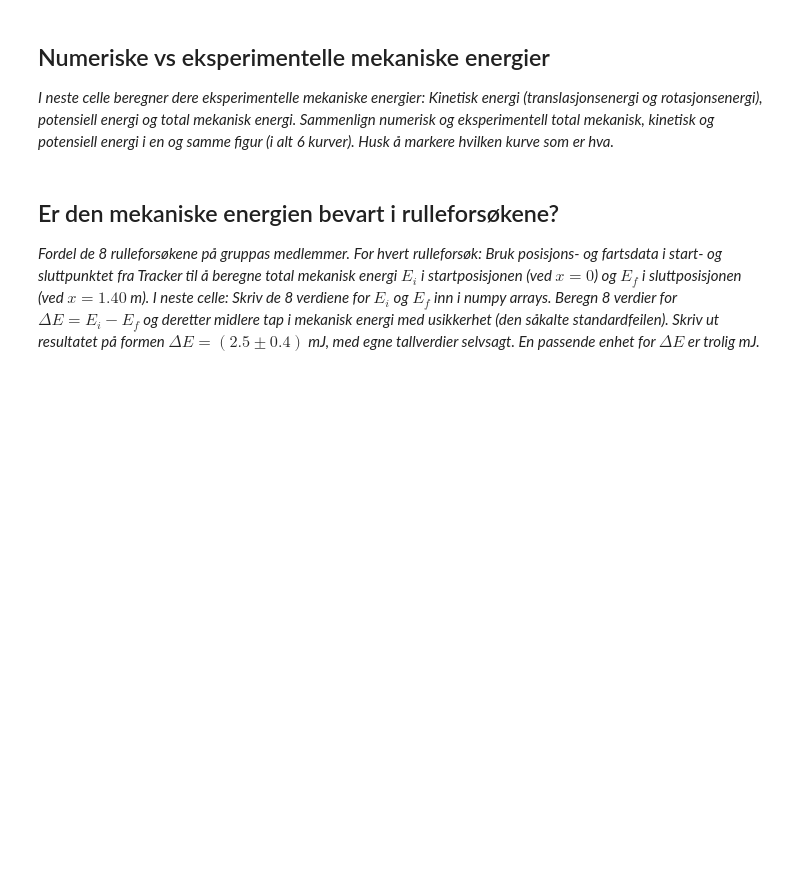
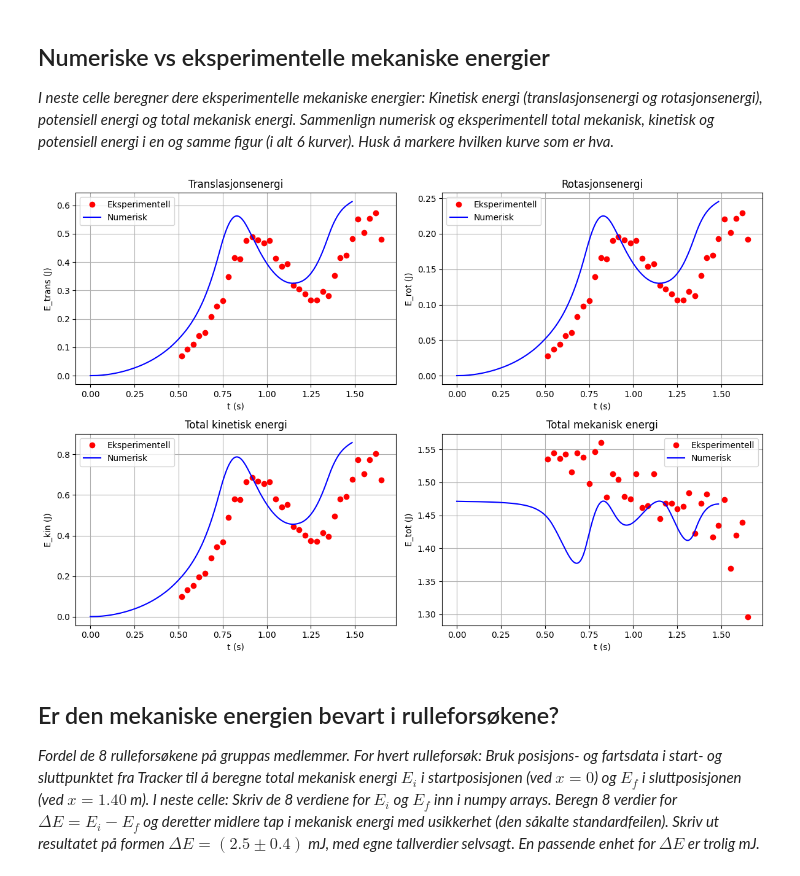
Before and after one commit to isakosntnu/fysikk, a Jupyter notebook: notebook_mal_V25.ipynb, the cells around one changed output. Drawn from its saved outputs; the diff is of its cells as text; code cells hidden in the pictures; blank space fills up the shorter version.

```diff
--- a/notebook_mal_V25.ipynb
+++ b/notebook_mal_V25.ipynb
@@ -398,9 +450,89 @@ v_exp = np.sqrt(vx_exp**2+vy_exp**2)
 
 *I neste celle beregner dere eksperimentelle mekaniske energier: Kinetisk energi (translasjonsenergi og rotasjonsenergi), potensiell energi og total mekanisk energi. Sammenlign numerisk og eksperimentell total mekanisk, kinetisk og potensiell energi i en og samme figur (i alt 6 kurver). Husk å markere hvilken kurve som er hva.*
 # %%
-#Beregning av eksperimentell Etrans_exp, Erot_exp, Ekin_exp, Epot_exp, Etot_exp
+# Konstanter (tilpass etter ditt eksperiment)
+m = 0.5           # masse i kg
+r = 0.1           # radius i m
+g = 9.81          # tyngdeakselerasjon i m/s^2
+I = 2/5 * m * r**2  # moment of inertia for en solid kule
 
-#Figurer som sammenligner numerisk og eksperimentell kinetisk, potensiell og total mekanisk energi
+# For å beregne energiene bruker vi de eksperimentelle dataene.
+# Vi bruker de beregnede hastighetene fra forrige blokk (v_exp, t_mid, osv).
+# Merk: siden v_exp er beregnet med diff, vil vi ha én kortere array enn t_exp og x_exp.
+# Vi tilnærmer at y for energiberegningen er y_mid (gjennomsnittet mellom to tilstøtende punkter).
+
+y_mid = y_exp[:-1] + np.diff(y_exp)/2
+
+# Translasjonsenergi
+E_trans_exp = 0.5 * m * v_exp**2
+
+# Rotasjonsenergi (uten slip antas ω = v/r)
+omega_exp = v_exp / r
+E_rot_exp = 0.5 * I * omega_exp**2
+
+# Total kinetisk energi
+E_kin_exp = E_trans_exp + E_rot_exp
+
+# Potensiell energi (vi antar at y representerer høyden)
+E_pot_exp = m * g * y_mid
+
+# Total mekanisk energi
+E_tot_exp = E_kin_exp + E_pot_exp
+
+# For sammenligning med numeriske data, forutsetter vi at du har tilsvarende numeriske energier:
+# Eksempel (disse bør beregnes i din numeriske simulering):
+E_trans_num = 0.5 * m * v_numerical**2
+omega_num = v_numerical / r
+E_rot_num = 0.5 * I * omega_num**2
+E_kin_num = E_trans_num + E_rot_num
+# For potensiell energi antar vi at den numeriske banen har y-verdier i 'y' (som tidligere definert)
+y_num_mid = y[:-1] + np.diff(y)/2  # dersom y er tidsavhengig og beregnet på samme måte
+E_pot_num = m * g * y_num_mid
+E_tot_num = E_kin_num[:-1] + E_pot_num
+
+# Plotting av energier (bruker t_mid for eksperimentelle data)
+plt.figure(figsize=(12, 8))
+
+plt.subplot(2, 2, 1)
+plt.plot(t_mid, E_trans_exp, "ro", label="Eksperimentell")
+plt.plot(t, E_trans_num, "b-", label="Numerisk")
+plt.xlabel("t (s)")
+plt.ylabel("E_trans (J)")
+plt.title("Translasjonsenergi")
+plt.legend()
+plt.grid(True)
+
+plt.subplot(2, 2, 2)
+plt.plot(t_mid, E_rot_exp, "ro", label="Eksperimentell")
+plt.plot(t, E_rot_num, "b-", label="Numerisk")
+plt.xlabel("t (s)")
+plt.ylabel("E_rot (J)")
+plt.title("Rotasjonsenergi")
+plt.legend()
+plt.grid(True)
+
+plt.subplot(2, 2, 3)
+plt.plot(t_mid, E_kin_exp, "ro", label="Eksperimentell")
+plt.plot(t, E_kin_num, "b-", label="Numerisk")
+plt.xlabel("t (s)")
+plt.ylabel("E_kin (J)")
+plt.title("Total kinetisk energi")
+plt.legend()
+plt.grid(True)
+
+plt.subplot(2, 2, 4)
+plt.plot(t_mid, E_tot_exp, "ro", label="Eksperimentell")
+plt.plot(t[:-1], E_tot_num, "b-", label="Numerisk")
+plt.xlabel("t (s)")
+plt.ylabel("E_tot (J)")
+plt.title("Total mekanisk energi")
+plt.legend()
+plt.grid(True)
+
+plt.tight_layout()
+plt.show()
+# %% [output]
+[figure, added]
 # %% [markdown]
 ## Er den mekaniske energien bevart i rulleforsøkene?
 *Fordel de 8 rulleforsøkene på gruppas medlemmer. For hvert rulleforsøk: Bruk posisjons- og fartsdata i start- og sluttpunktet fra Tracker til å beregne total mekanisk energi $E_i$ i startposisjonen (ved $x=0$) og $E_f$ i sluttposisjonen (ved $x=1.40$ m). I neste celle: Skriv de 8 verdiene for $E_i$ og $E_f$ inn i numpy arrays. Beregn 8 verdier for $\Delta E = E_i-E_f$ og deretter midlere tap i mekanisk energi med usikkerhet (den såkalte standardfeilen). Skriv ut resultatet på formen $\Delta E = (2.5 \pm 0.4)$ mJ, med egne tallverdier selvsagt. En passende enhet for $\Delta E$ er trolig mJ.*
```
Also changed, not shown: parts of 2 cells of this notebook.
